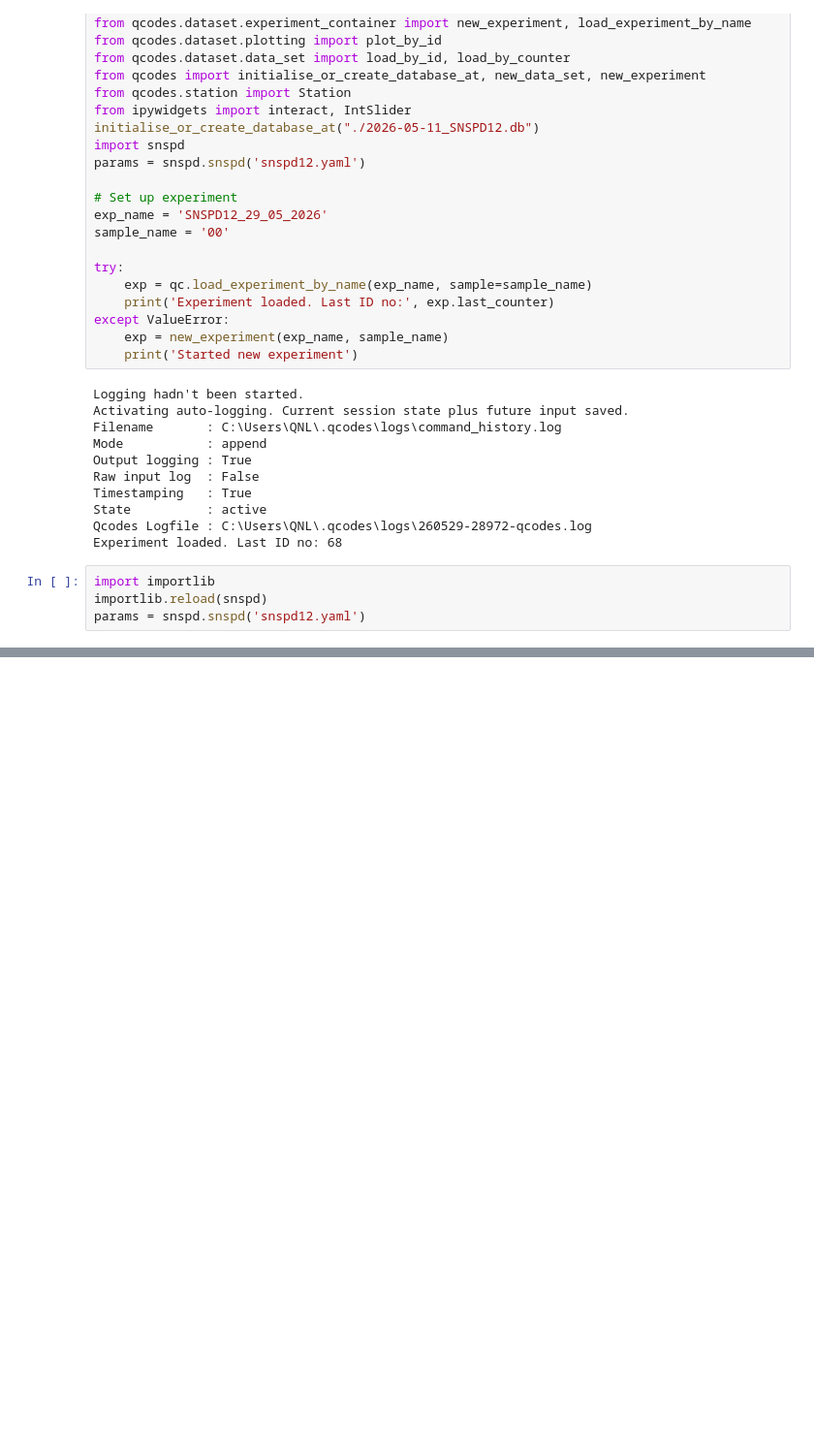
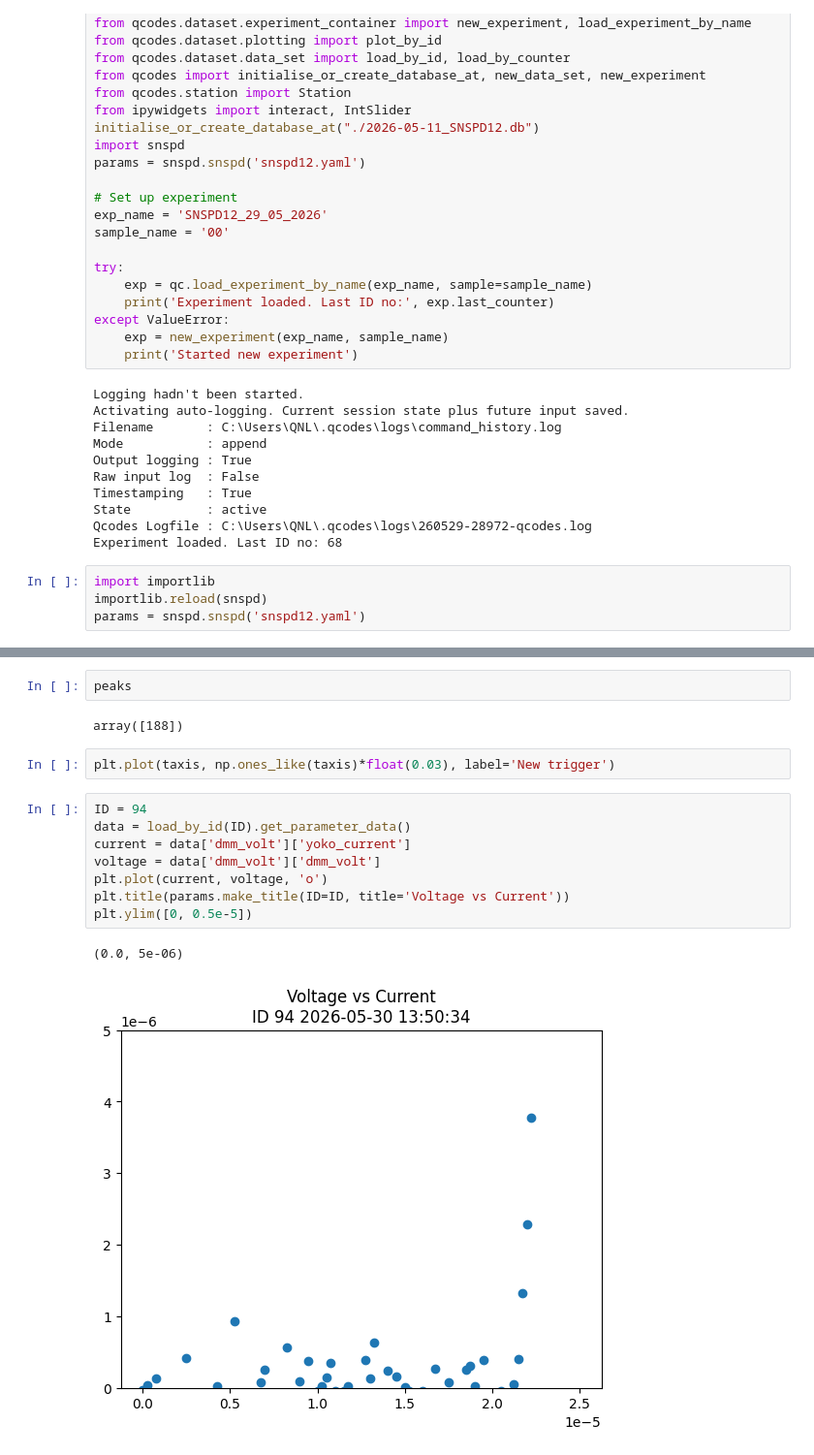
Before and after one commit to QNLSydney/snspd, a Jupyter notebook: SNSPD2/SNSPD12-Line1_Analysis.ipynb, the cells around one changed output, grey strips where cells are left out. Shown at 97% size. Saved outputs shown, nothing was run; the diff lists cells and outputs as text; blank space fills up the shorter version.

```diff
--- a/SNSPD2/SNSPD12-Line1_Analysis.ipynb
+++ b/SNSPD2/SNSPD12-Line1_Analysis.ipynb
@@ -67,0 +93,17 @@ dict_keys(['dmm_volt', 'h_position_perc', 'h_samplerate', 'h_samples', 'trace',
+# %%
+peaks
+# %% [output]
+array([188])
+# %%
+plt.plot(taxis, np.ones_like(taxis)*float(0.03), label='New trigger')
+# %%
+ID = 94
+data = load_by_id(ID).get_parameter_data()
+current = data['dmm_volt']['yoko_current']
+voltage = data['dmm_volt']['dmm_volt']
+plt.plot(current, voltage, 'o')
+plt.title(params.make_title(ID=ID, title='Voltage vs Current'))
+plt.ylim([0, 0.5e-5])
+# %% [output]
+(0.0, 5e-06)
+[figure, added]
```
Also changed, not shown: parts of 7 cells of this notebook, 1 other file.
